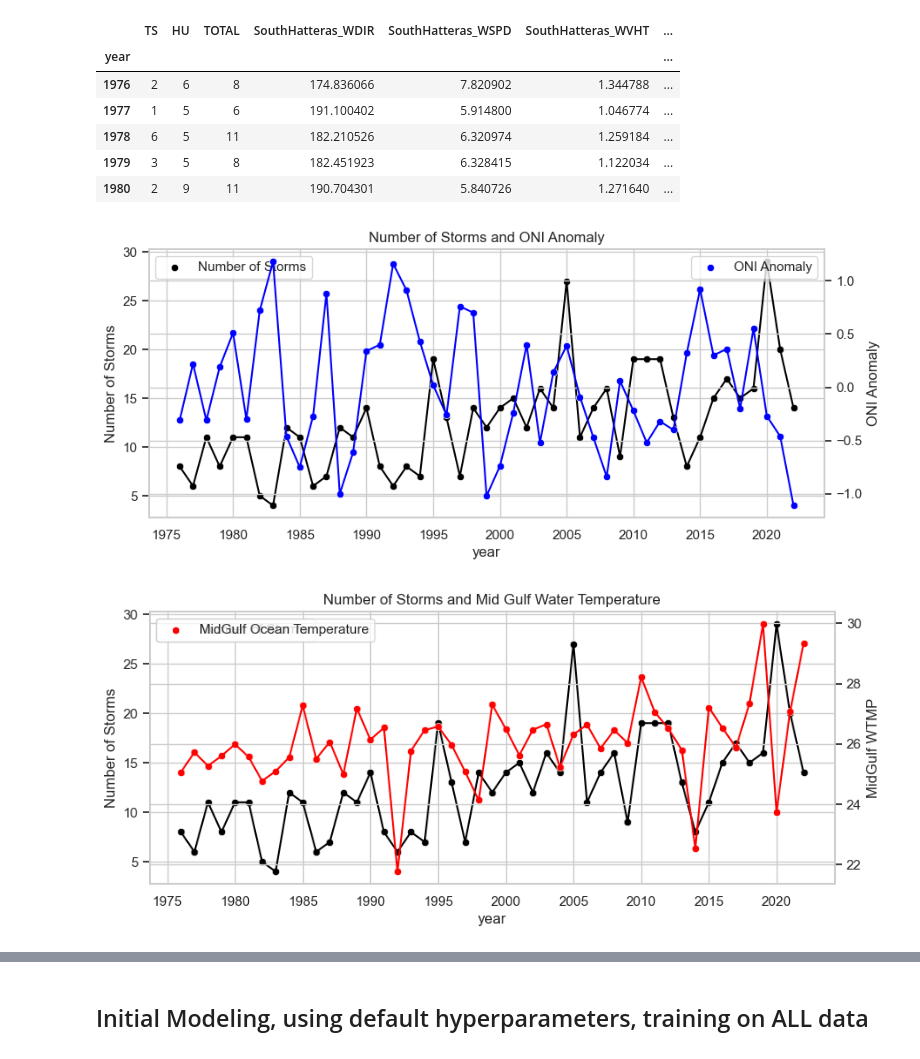
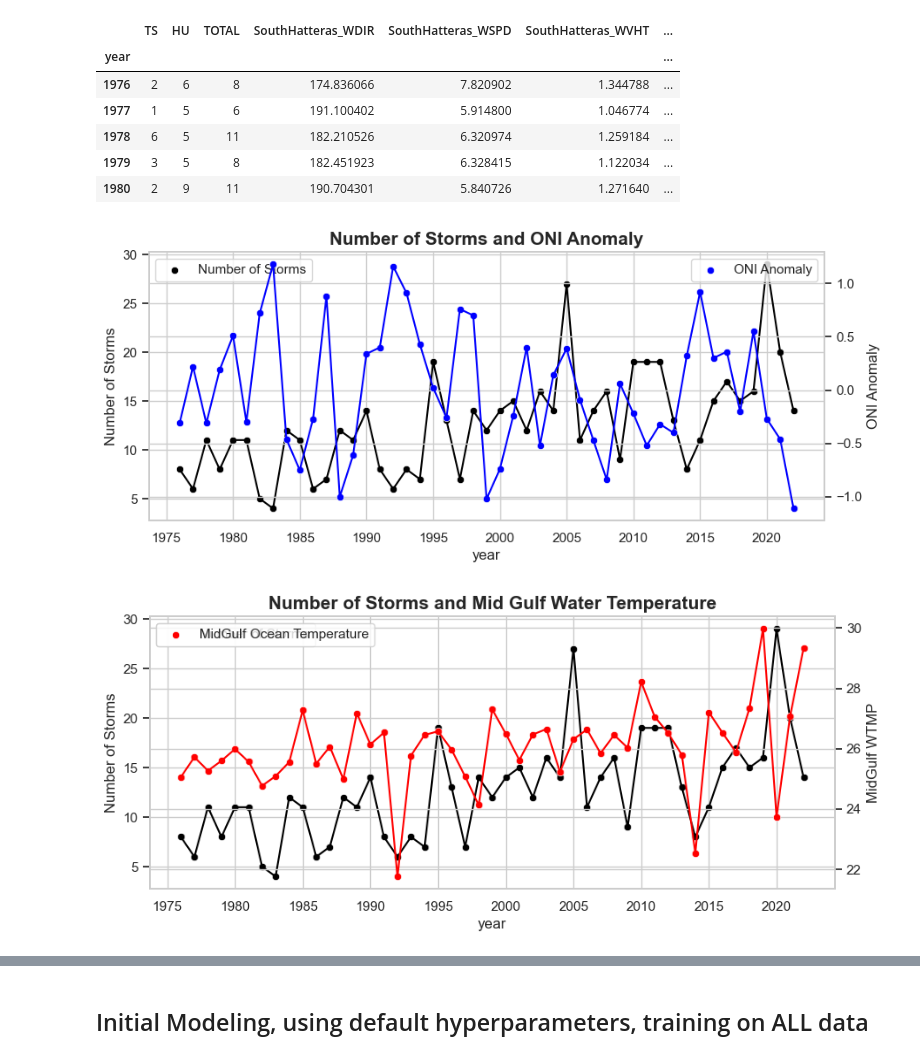
Before and after one commit to b-travis/Atlantic-Hurricane-Season-Forecasting, a Jupyter notebook: season_forecasting.ipynb, the cells around one changed output, grey strips where cells are left out. Drawn from its saved outputs; the diff is of its cells as text; code cells hidden in the pictures.

```diff
--- a/season_forecasting.ipynb
+++ b/season_forecasting.ipynb
@@ -156,7 +156,7 @@ plt.ylabel('ONI Anomaly')
 
 # Add labels and title
 plt.xlabel('Year')
-plt.title('Number of Storms and ONI Anomaly')
+plt.title('Number of Storms and ONI Anomaly', weight = 'bold', size = 15)
 plt.legend()
 
 # Customize the ticks and gridlines
@@ -164,34 +164,36 @@ plt.gca().xaxis.set_major_locator(MultipleLocator(5))  # Set the ticks every 5 y
 plt.grid(True, which='both', axis='x')  # Ensure gridlines are visible
 
 # Display the plot
+plt.savefig('figures/EDA_NumStorms_and_ONI.png')
 plt.show()
 
 ## Now plot MidGulf Temperature:
 #fig, ax = plt.subplots(2, 1, figsize=(10, 8))
 plt.figure(figsize=(10, 4))
 sns.set(style = 'whitegrid')
 
 # Plot the actual values
 sns.scatterplot(data=df, x='year', y='TOTAL', color='black', label='Number of Storms')
 sns.lineplot(data=df, x='year', y='TOTAL', color='black')
 plt.ylabel('Number of Storms')
 
 ax2 = plt.twinx()
 sns.scatterplot(data = df, x='year', y='MidGulf_WTMP', color = 'red', label = 'MidGulf Ocean Temperature', ax = ax2)
 sns.lineplot(data = df, x='year', y ='MidGulf_WTMP', color = 'red', ax=ax2)
 plt.ylabel('MidGulf WTMP')
 
 # Add labels and title
 plt.xlabel('Year')
-plt.title('Number of Storms and Mid Gulf Water Temperature')
+plt.title('Number of Storms and Mid Gulf Water Temperature', weight = 'bold', size = 15)
 plt.legend()
 
 # Customize the ticks and gridlines
 plt.gca().xaxis.set_major_locator(MultipleLocator(5))  # Set the ticks every 5 years
 plt.grid(True, which='both', axis='x')  # Ensure gridlines are visible
 
 # Display the plot
+plt.savefig('figures/EDA_NumStorms_and_MidGulfWTMP.png')
 plt.show()
 # %% [output]
-[figure, old version]
+[figure, new version]
-[figure, old version]
+[figure, new version]
```
Also changed, not shown: parts of 16 cells of this notebook, 11 other files.
